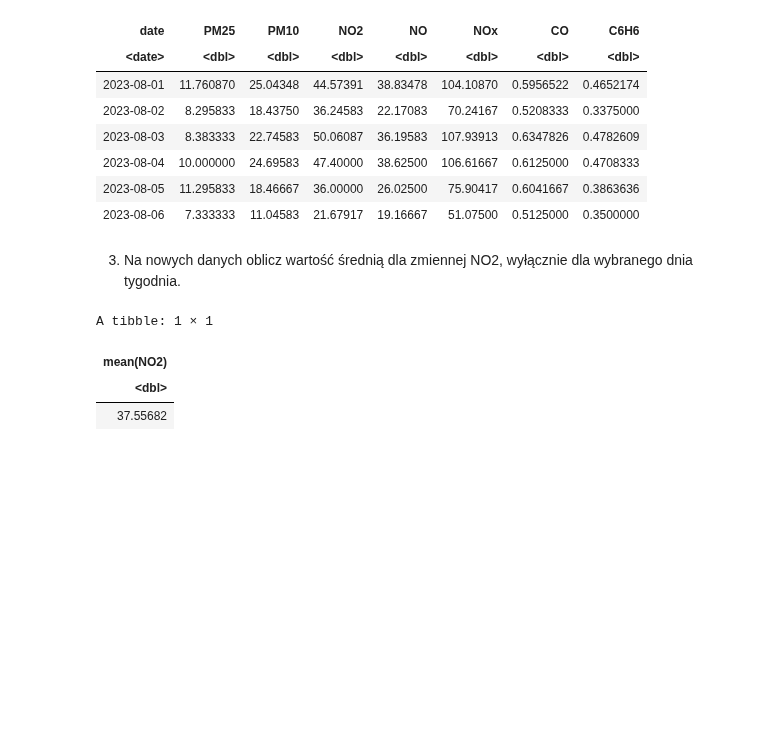
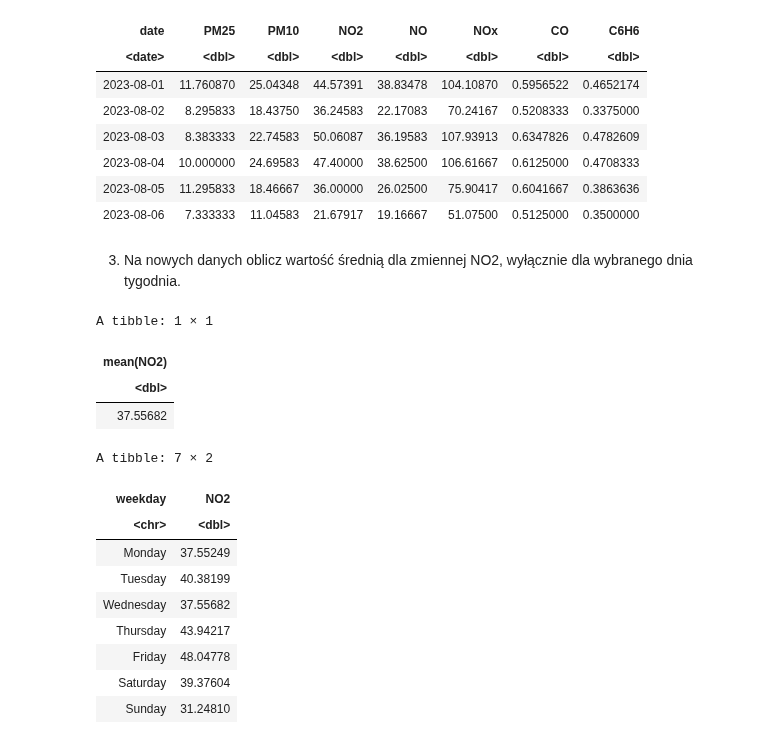
Before and after one commit to stawarzkrzysztof/uczenie_maszynowe_ifs2024, a Jupyter notebook: 02_10_2024/UM2024_wprowadzenie.ipynb, the cells around one changed output. Saved outputs shown, nothing was run; the diff lists cells and outputs as text; code cells hidden in the pictures; blank space fills up the shorter version.

```diff
--- a/02_10_2024/UM2024_wprowadzenie.ipynb
+++ b/02_10_2024/UM2024_wprowadzenie.ipynb
@@ -1280,12 +1280,30 @@ A tibble: 6 × 8
 # %% [markdown]
 3. Na nowych danych oblicz wartość średnią dla zmiennej NO2, wyłącznie dla wybranego dnia tygodnia.
 # %%
-weekday <- "Wednesday"
+dayoftheweek <- "Wednesday"
 df_means %>%
-   filter(weekdays(date) == weekday) %>%
+   filter(weekdays(date) == dayoftheweek) %>%
    summarize(mean(NO2))
 # %% [output]
 A tibble: 1 × 1
 | mean(NO2) |
 | <dbl> |
 | 37.55682 |
+# %%
+df_means$weekday <- weekdays(df_means$date)
+custom_key <- c("Monday", "Tuesday", "Wednesday", "Thursday", "Friday", "Saturday", "Sunday")
+df_means %>%
+    group_by(weekday) %>%
+    summarise(across(NO2, \(x) mean(x, na.rm=TRUE))) %>%
+    arrange(match(weekday, custom_key))
+# %% [output]
+A tibble: 7 × 2
+| weekday | NO2 |
+| <chr> | <dbl> |
+| Monday | 37.55249 |
+| Tuesday | 40.38199 |
+| Wednesday | 37.55682 |
+| Thursday | 43.94217 |
+| Friday | 48.04778 |
+| Saturday | 39.37604 |
+| Sunday | 31.24810 |
```
Also changed, not shown: parts of 1 cell of this notebook.
